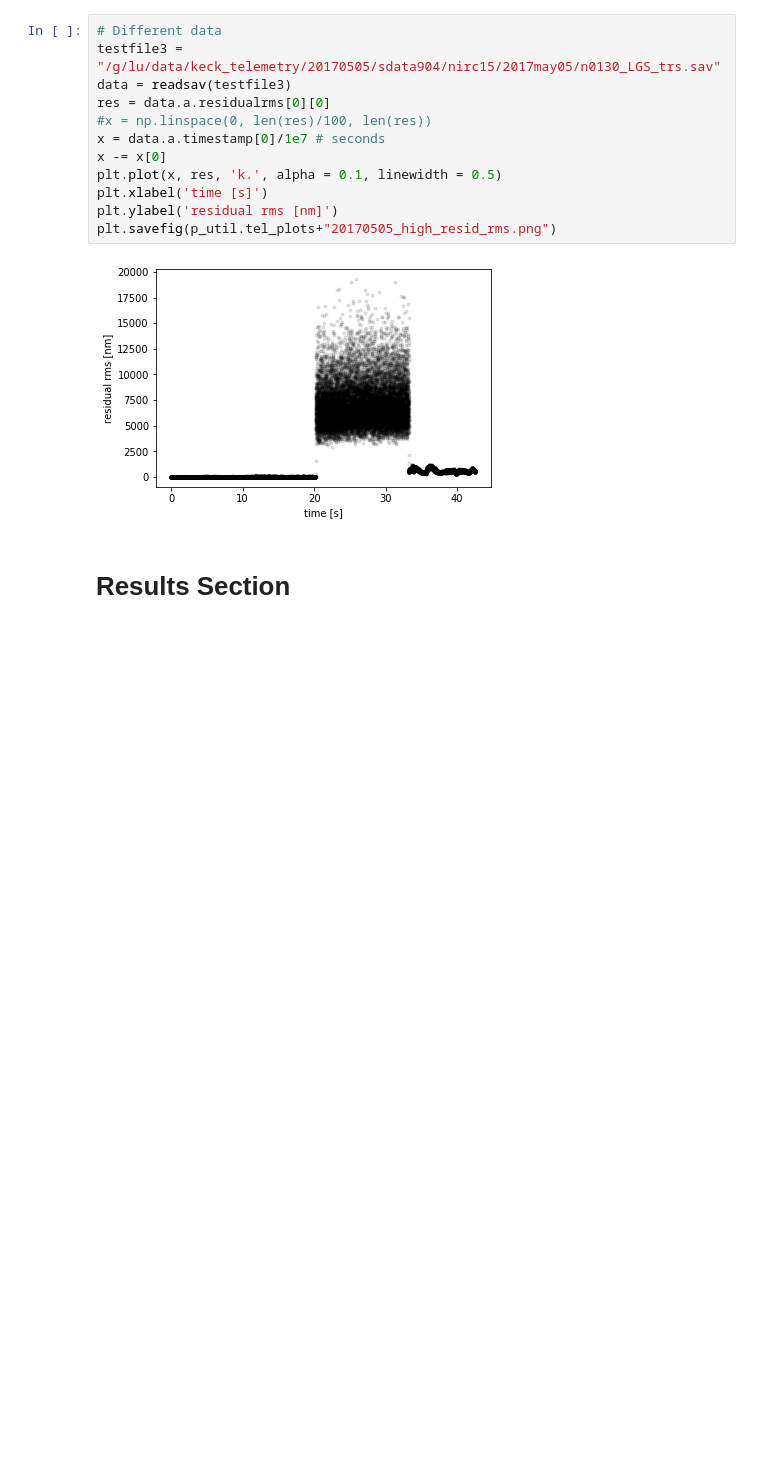
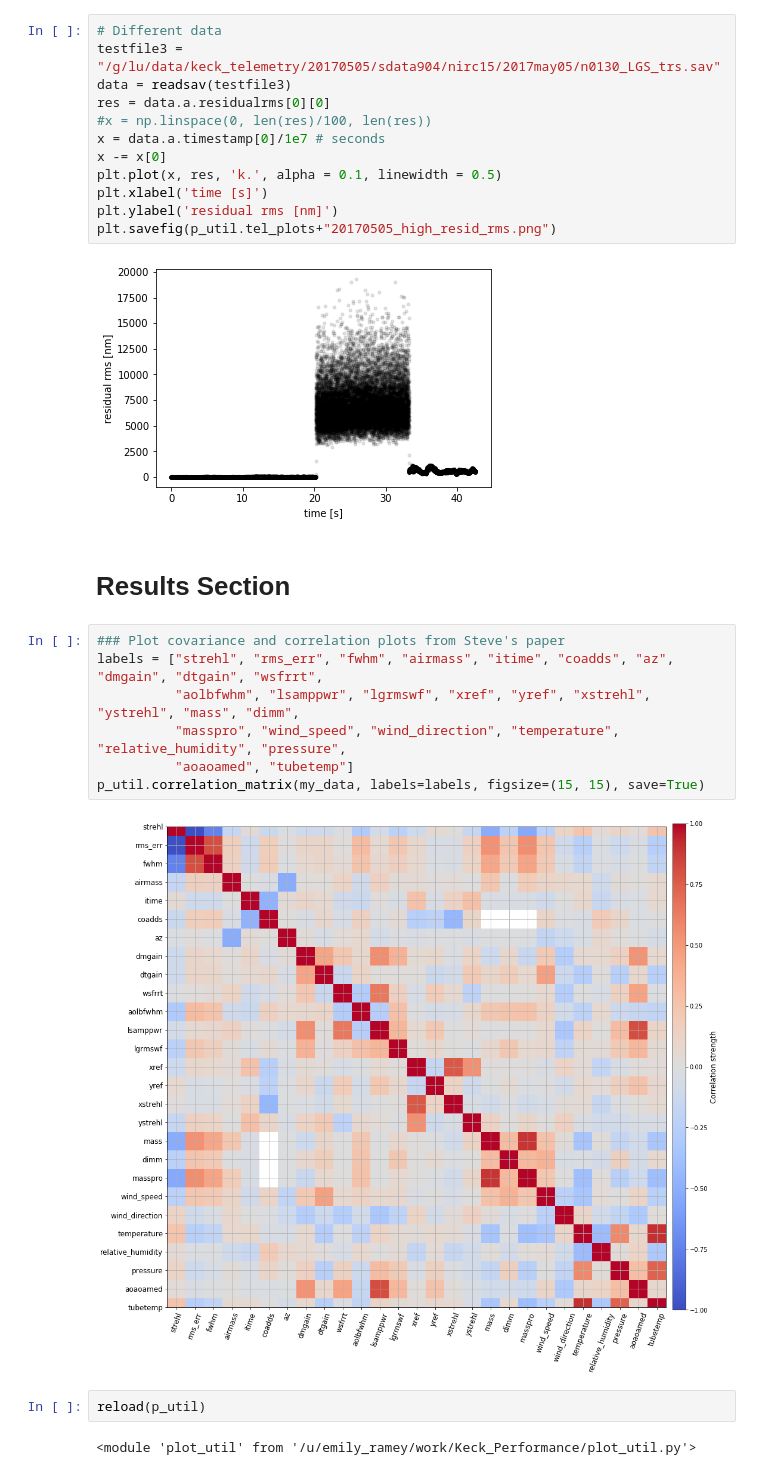
Before and after one commit to eramey16/berkeley_research, a Jupyter notebook: Keck_Performance/Analyzing_Long_Term_Performance.ipynb, the cells around one changed output. Saved outputs shown, nothing was run; the diff lists cells and outputs as text; blank space fills up the shorter version.

```diff
--- a/Keck_Performance/Analyzing_Long_Term_Performance.ipynb
+++ b/Keck_Performance/Analyzing_Long_Term_Performance.ipynb
@@ -309,3 +313,16 @@ plt.savefig(p_util.tel_plots+"20170505_high_resid_rms.png")
 [figure]
 # %% [markdown]
 # Results Section
+# %%
+### Plot covariance and correlation plots from Steve's paper
+labels = ["strehl", "rms_err", "fwhm", "airmass", "itime", "coadds", "az", "dmgain", "dtgain", "wsfrrt",
+          "aolbfwhm", "lsamppwr", "lgrmswf", "xref", "yref", "xstrehl", "ystrehl", "mass", "dimm",
+          "masspro", "wind_speed", "wind_direction", "temperature", "relative_humidity", "pressure",
+          "aoaoamed", "tubetemp"]
+p_util.correlation_matrix(my_data, labels=labels, figsize=(15, 15), save=True)
+# %% [output]
+[figure, added]
+# %%
+reload(p_util)
+# %% [output]
+<module 'plot_util' from '/u/emily_ramey/work/Keck_Performance/plot_util.py'>
```
Also changed, not shown: parts of 3 cells of this notebook, 3 other files.
